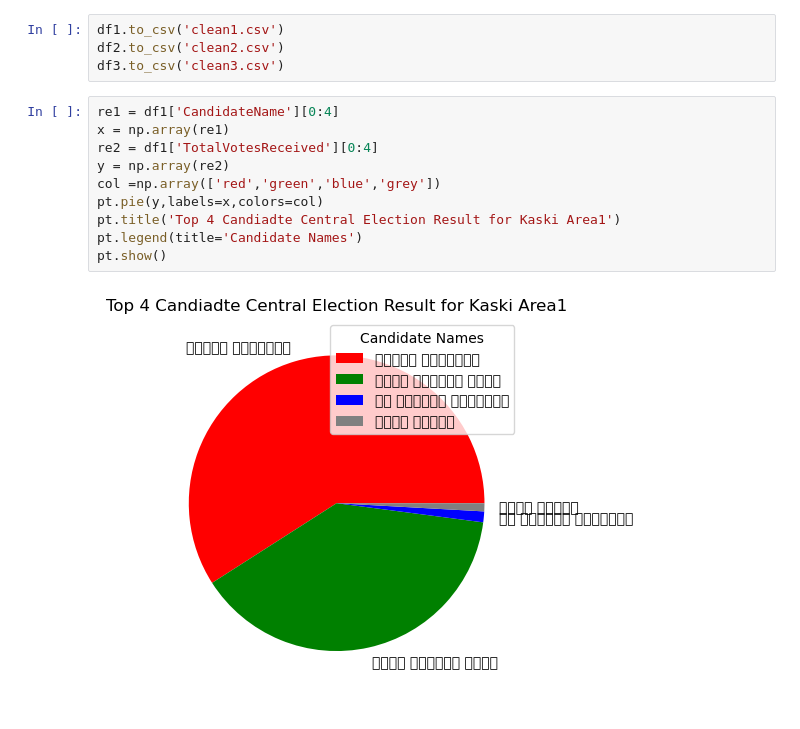
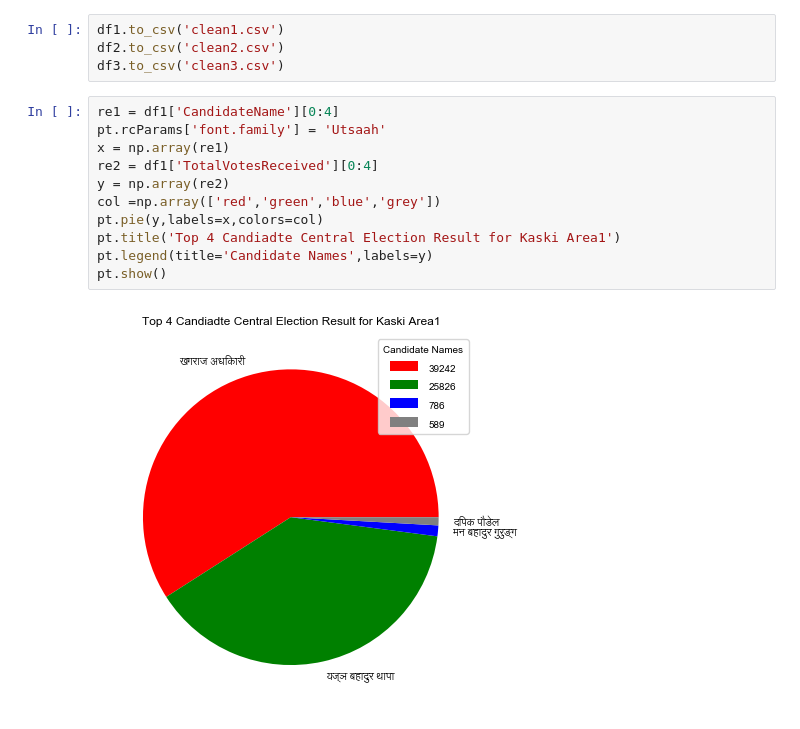
Before and after one commit to bishal2059/datathon_ices, a Jupyter notebook: Datathon Final dataset/Central election 2074/gandaki/kaski/Note-Kaski.ipynb, the cells around one changed output. Cells and saved outputs as stored; diff of their text form.

```diff
--- a/Datathon Final dataset/Central election 2074/gandaki/kaski/Note-Kaski.ipynb
+++ b/Datathon Final dataset/Central election 2074/gandaki/kaski/Note-Kaski.ipynb
@@ -122,13 +122,14 @@ df2.to_csv('clean2.csv')
 df3.to_csv('clean3.csv')
 # %%
 re1 = df1['CandidateName'][0:4]
+pt.rcParams['font.family'] = 'Utsaah'
 x = np.array(re1)
 re2 = df1['TotalVotesReceived'][0:4]
 y = np.array(re2)
 col =np.array(['red','green','blue','grey'])
 pt.pie(y,labels=x,colors=col)
 pt.title('Top 4 Candiadte Central Election Result for Kaski Area1')
-pt.legend(title='Candidate Names')
+pt.legend(title='Candidate Names',labels=y)
 pt.show()
 # %% [output]
-[figure, old version]
+[figure, new version]
```
Also changed, not shown: parts of 4 cells of this notebook, 19 other files.
